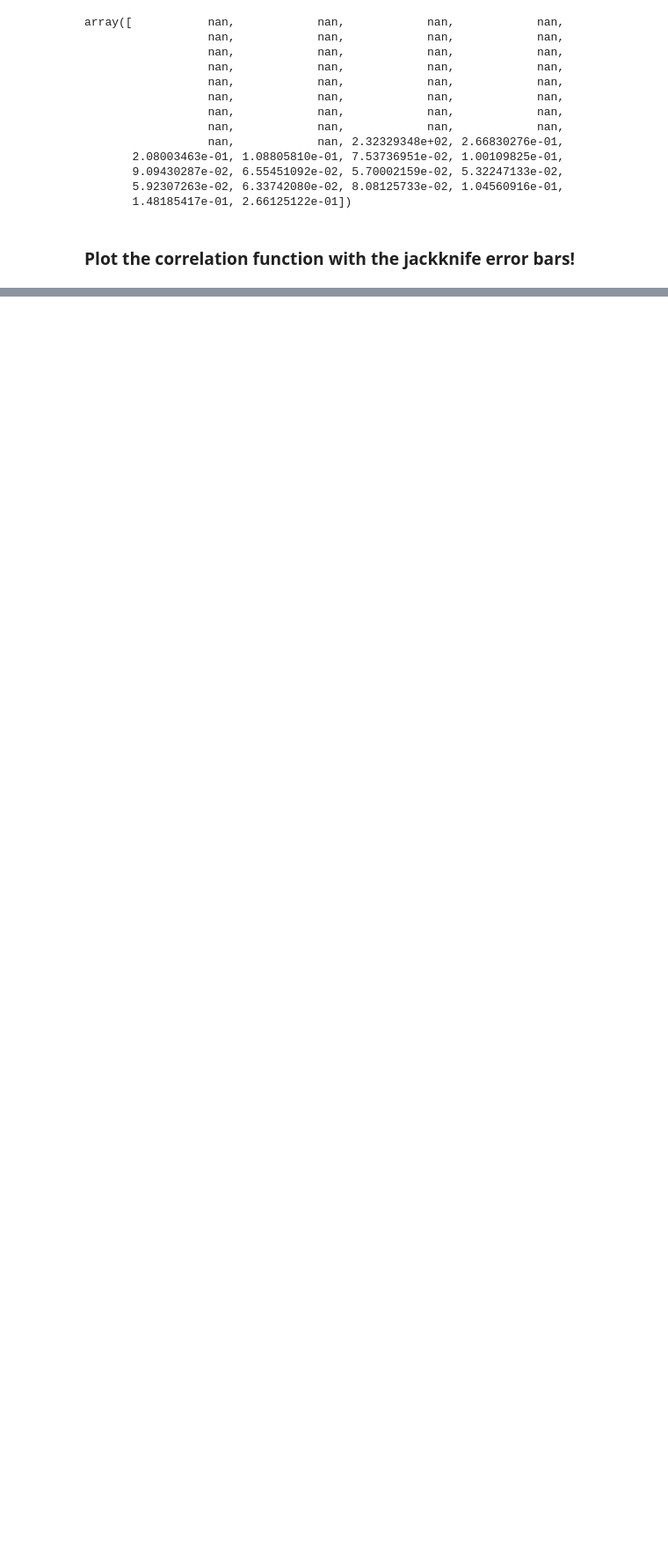
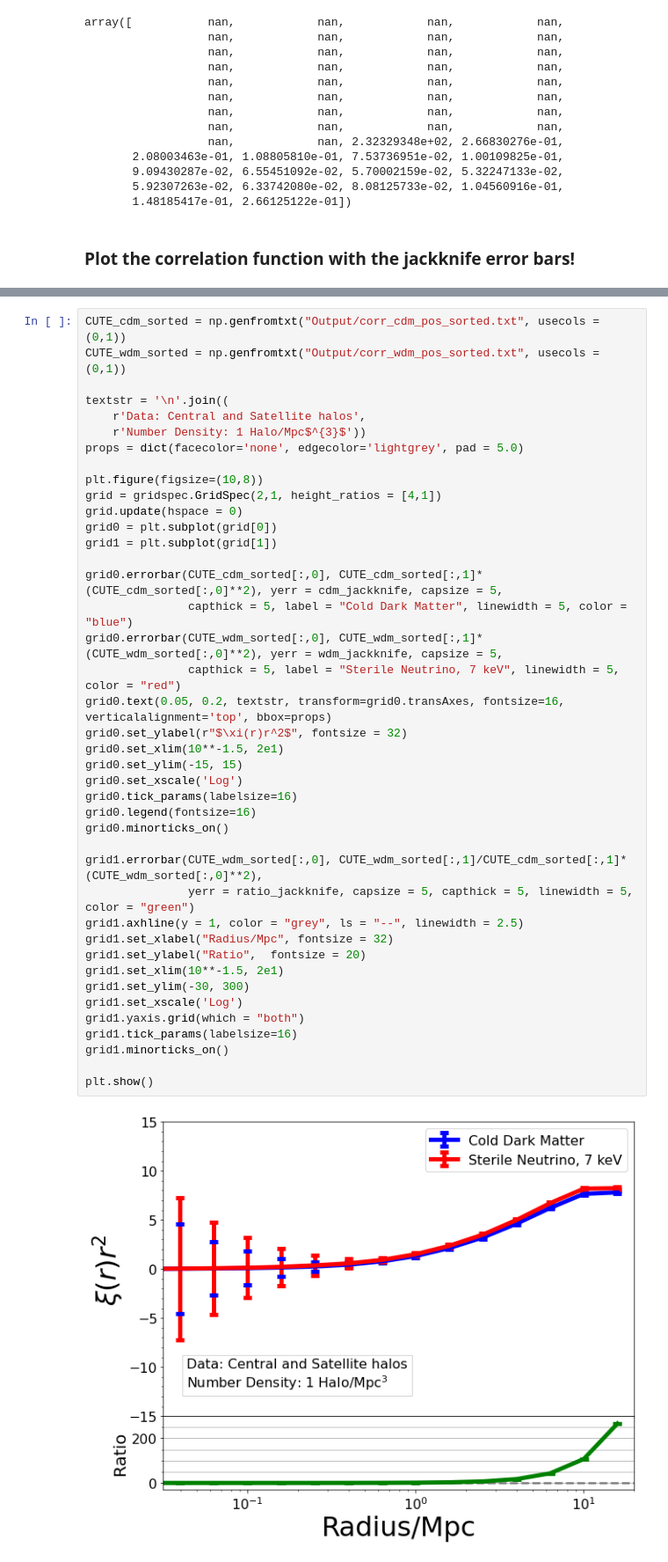
Before and after one commit to mshiferaw/WDM, a Jupyter notebook: Summer 2020/2 Jackknife.ipynb, the cells around one changed output, grey strips where cells are left out. Shown: that part at 88% size. Cells and saved outputs as stored; diff of their text form; blank space fills up the shorter version.

Commit message:
Compute error bars using the jackknife method

```diff
--- a/Summer 2020/2 Jackknife.ipynb
+++ b/Summer 2020/2 Jackknife.ipynb
@@ -305,0 +308,43 @@ plt.show()
+# %%
+CUTE_cdm_sorted = np.genfromtxt("Output/corr_cdm_pos_sorted.txt", usecols = (0,1))
+CUTE_wdm_sorted = np.genfromtxt("Output/corr_wdm_pos_sorted.txt", usecols = (0,1))
+
+textstr = '\n'.join((
+    r'Data: Central and Satellite halos',
+    r'Number Density: 1 Halo/Mpc$^{3}$'))
+props = dict(facecolor='none', edgecolor='lightgrey', pad = 5.0)
+
+plt.figure(figsize=(10,8))
+grid = gridspec.GridSpec(2,1, height_ratios = [4,1])
+grid.update(hspace = 0)
+grid0 = plt.subplot(grid[0])
+grid1 = plt.subplot(grid[1])
+
+grid0.errorbar(CUTE_cdm_sorted[:,0], CUTE_cdm_sorted[:,1]*(CUTE_cdm_sorted[:,0]**2), yerr = cdm_jackknife, capsize = 5,
+               capthick = 5, label = "Cold Dark Matter", linewidth = 5, color = "blue")
+grid0.errorbar(CUTE_wdm_sorted[:,0], CUTE_wdm_sorted[:,1]*(CUTE_wdm_sorted[:,0]**2), yerr = wdm_jackknife, capsize = 5,
+               capthick = 5, label = "Sterile Neutrino, 7 keV", linewidth = 5, color = "red")
+grid0.text(0.05, 0.2, textstr, transform=grid0.transAxes, fontsize=16, verticalalignment='top', bbox=props)
+grid0.set_ylabel(r"$\xi(r)r^2$", fontsize = 32)
+grid0.set_xlim(10**-1.5, 2e1)
+grid0.set_ylim(-15, 15)
+grid0.set_xscale('Log')
+grid0.tick_params(labelsize=16)
+grid0.legend(fontsize=16)
+grid0.minorticks_on()
+
+grid1.errorbar(CUTE_wdm_sorted[:,0], CUTE_wdm_sorted[:,1]/CUTE_cdm_sorted[:,1]*(CUTE_wdm_sorted[:,0]**2),
+               yerr = ratio_jackknife, capsize = 5, capthick = 5, linewidth = 5, color = "green")
+grid1.axhline(y = 1, color = "grey", ls = "--", linewidth = 2.5)
+grid1.set_xlabel("Radius/Mpc", fontsize = 32)
+grid1.set_ylabel("Ratio",  fontsize = 20)
+grid1.set_xlim(10**-1.5, 2e1)
+grid1.set_ylim(-30, 300)
+grid1.set_xscale('Log')
+grid1.yaxis.grid(which = "both")
+grid1.tick_params(labelsize=16)
+grid1.minorticks_on()
+
+plt.show()
+# %% [output]
+[figure, added]
```
Also changed, not shown: parts of 2 cells of this notebook.
